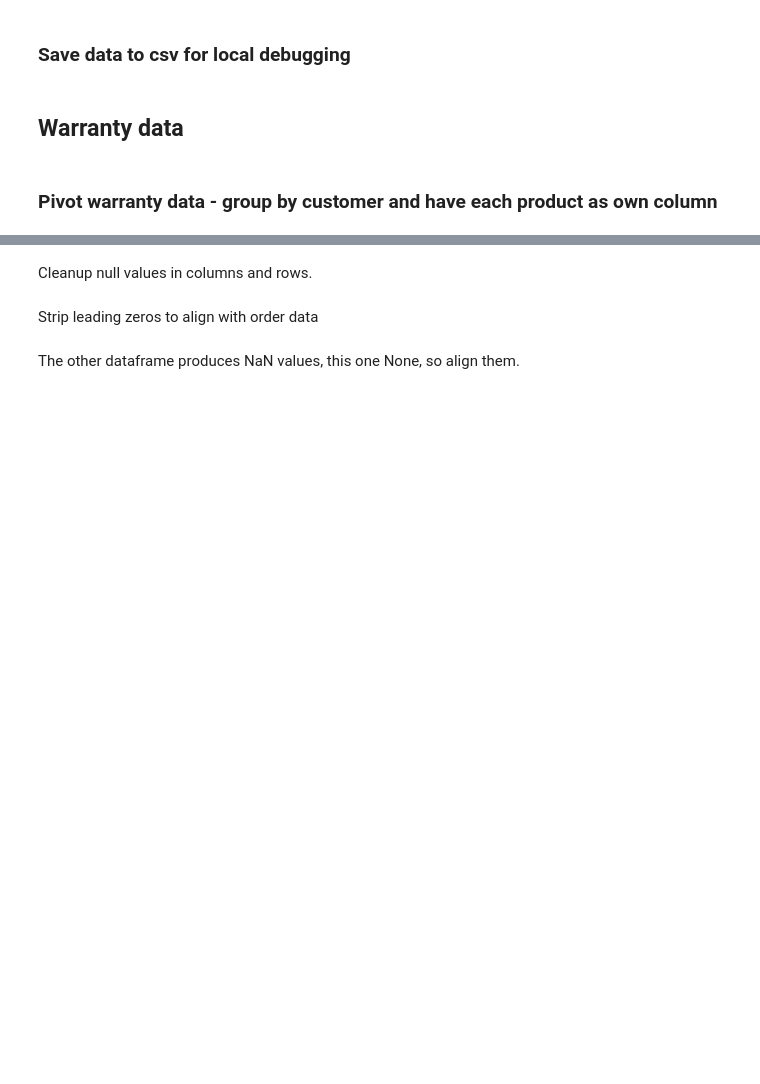
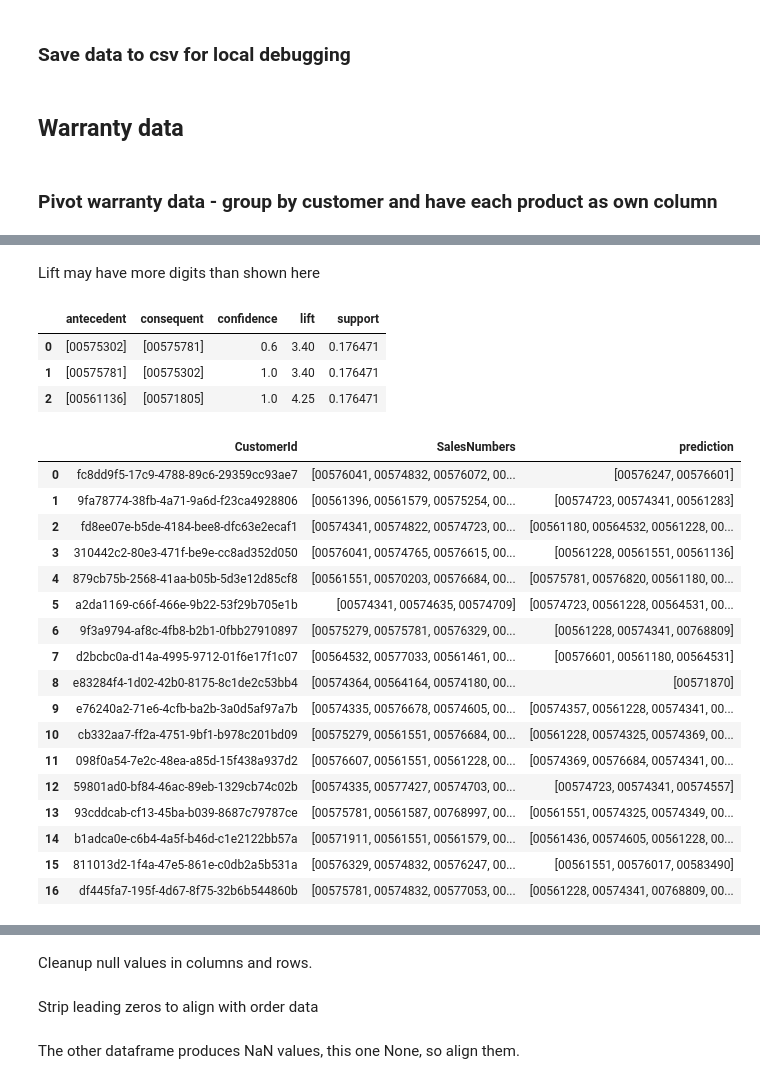
Before and after one commit to lz039/bigdata, a Jupyter notebook: Analytics01.ipynb, the cells around one changed output, grey strips where cells are left out. Cells and saved outputs as stored; diff of their text form; code cells hidden in the pictures; blank space fills up the shorter version.

```diff
--- a/Analytics01.ipynb
+++ b/Analytics01.ipynb
@@ -69,14 +98,7 @@ sdf_assets_items.limit(10).toPandas()
 # %%
-fpGrowth = FPGrowth(itemsCol="SalesNumbers", minSupport=0.1, minConfidence=0.2)
-model = fpGrowth.fit(sdf_assets_items)
+fpGrowth = FPGrowth(itemsCol="SalesNumbers", minSupport=0.12, minConfidence=0.1)
+model = fpGrowth.fit(filtered_df)
 
 # Display frequent itemsets.
-model.freqItemsets.sort(F.desc("items")).show()
-
-# Display generated association rules.
-model.associationRules.sort("antecedent", "consequent").show()
-
-# transform examines the input items against all the association rules and summarize the
-# consequents as prediction
-model.transform(sdf_assets_items).show()
+model.freqItemsets.sort(F.desc("items")).toPandas()
 # %% [output]
@@ -116,0 +122,3 @@ only showing top 20 rows
+# %%
+# Display generated association rules.
+model.associationRules.sort("antecedent", "consequent").toPandas()
@@ -116,0 +131,32 @@ only showing top 20 rows
+# %% [markdown]
+Lift may have more digits than shown here
+# %%
+model.associationRules.dropDuplicates(subset=["lift", "support"]).toPandas()
+# %% [output]
+|  | antecedent | consequent | confidence | lift | support |
+| 0 | [00575302] | [00575781] | 0.6 | 3.40 | 0.176471 |
+| 1 | [00575781] | [00575302] | 1.0 | 3.40 | 0.176471 |
+| 2 | [00561136] | [00571805] | 1.0 | 4.25 | 0.176471 |
+# %%
+# transform examines the input items against all the association rules and summarize the
+# consequents as prediction
+model.transform(filtered_df).toPandas()
+# %% [output]
+|  | CustomerId | SalesNumbers | prediction |
+| 0 | fc8dd9f5-17c9-4788-89c6-29359cc93ae7 | [00576041, 00574832, 00576072, 00... | [00576247, 00576601] |
+| 1 | 9fa78774-38fb-4a71-9a6d-f23ca4928806 | [00561396, 00561579, 00575254, 00... | [00574723, 00574341, 00561283] |
+| 2 | fd8ee07e-b5de-4184-bee8-dfc63e2ecaf1 | [00574341, 00574822, 00574723, 00... | [00561180, 00564532, 00561228, 00... |
+| 3 | 310442c2-80e3-471f-be9e-cc8ad352d050 | [00576041, 00574765, 00576615, 00... | [00561228, 00561551, 00561136] |
+| 4 | 879cb75b-2568-41aa-b05b-5d3e12d85cf8 | [00561551, 00570203, 00576684, 00... | [00575781, 00576820, 00561180, 00... |
+| 5 | a2da1169-c66f-466e-9b22-53f29b705e1b | [00574341, 00574635, 00574709] | [00574723, 00561228, 00564531, 00... |
+| 6 | 9f3a9794-af8c-4fb8-b2b1-0fbb27910897 | [00575279, 00575781, 00576329, 00... | [00561228, 00574341, 00768809] |
+| 7 | d2bcbc0a-d14a-4995-9712-01f6e17f1c07 | [00564532, 00577033, 00561461, 00... | [00576601, 00561180, 00564531] |
+| 8 | e83284f4-1d02-42b0-8175-8c1de2c53bb4 | [00574364, 00564164, 00574180, 00... | [00571870] |
+| 9 | e76240a2-71e6-4cfb-ba2b-3a0d5af97a7b | [00574335, 00576678, 00574605, 00... | [00574357, 00561228, 00574341, 00... |
+| 10 | cb332aa7-ff2a-4751-9bf1-b978c201bd09 | [00575279, 00561551, 00576684, 00... | [00561228, 00574325, 00574369, 00... |
+| 11 | 098f0a54-7e2c-48ea-a85d-15f438a937d2 | [00576607, 00561551, 00561228, 00... | [00574369, 00576684, 00574341, 00... |
+| 12 | 59801ad0-bf84-46ac-89eb-1329cb74c02b | [00574335, 00577427, 00574703, 00... | [00574723, 00574341, 00574557] |
+| 13 | 93cddcab-cf13-45ba-b039-8687c79787ce | [00575781, 00561587, 00768997, 00... | [00561551, 00574325, 00574349, 00... |
+| 14 | b1adca0e-c6b4-4a5f-b46d-c1e2122bb57a | [00571911, 00561551, 00561579, 00... | [00561436, 00574605, 00561228, 00... |
+| 15 | 811013d2-1f4a-47e5-861e-c0db2a5b531a | [00576329, 00574832, 00576247, 00... | [00561551, 00576017, 00583490] |
+| 16 | df445fa7-195f-4d67-8f75-32b6b544860b | [00575781, 00574832, 00577053, 00... | [00561228, 00574341, 00768809, 00... |
```
Also changed, not shown: parts of 18 cells of this notebook, 3 other files.
